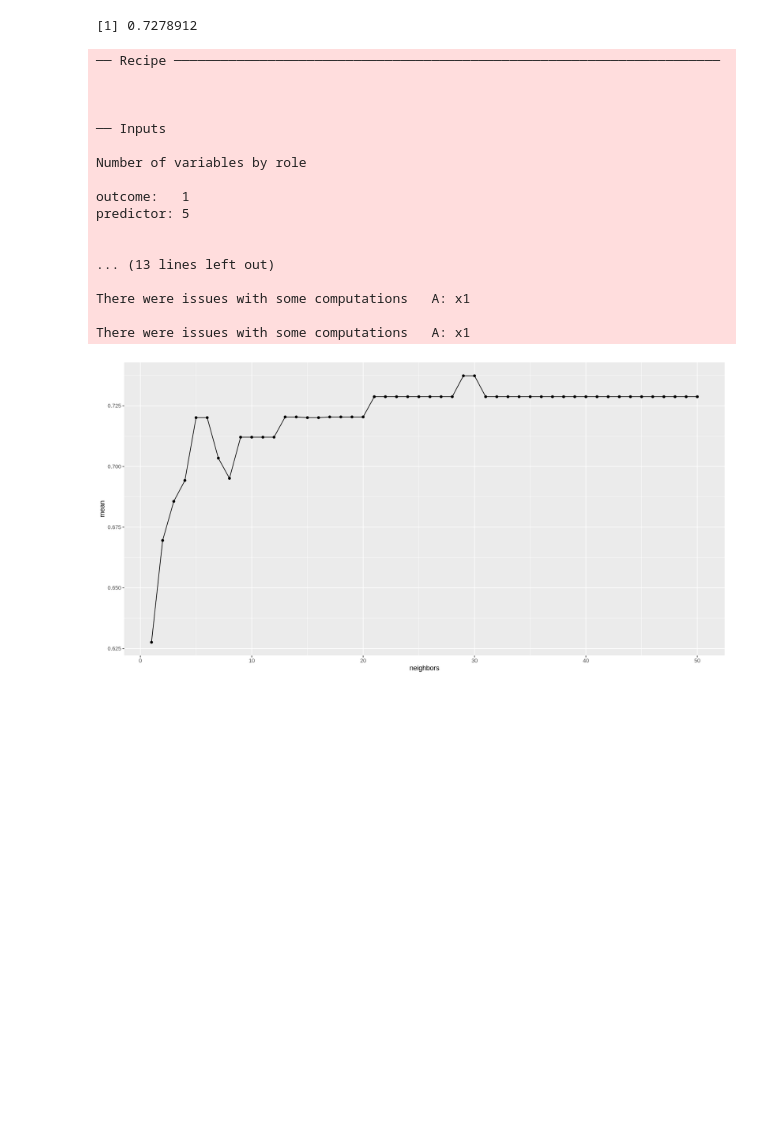
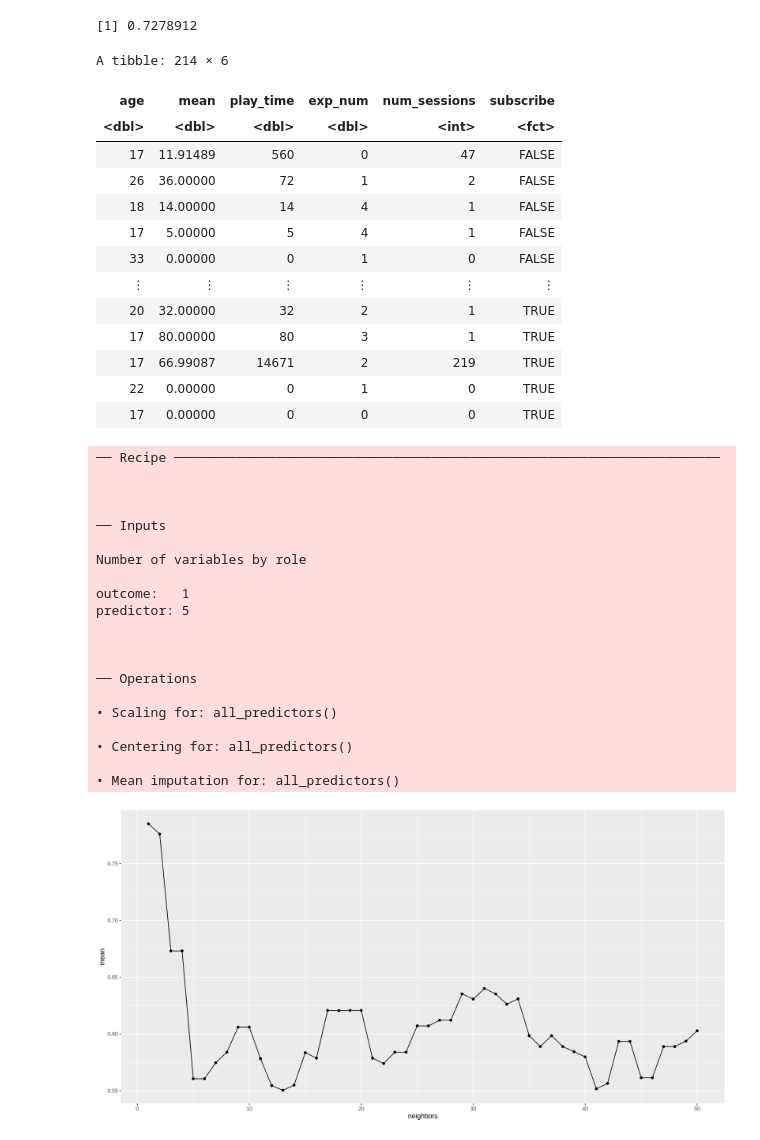
Before and after one commit to YoyoLiu314/group-project, a Jupyter notebook: group_project.ipynb, the cells around one changed output. Drawn from its saved outputs; the diff is of its cells as text; code cells hidden in the pictures; blank space fills up the shorter version.

```diff
--- a/group_project.ipynb
+++ b/group_project.ipynb
@@ -281,49 +295,76 @@ A tibble: 2 × 2
 [1] 0.7278912
 # %%
 set.seed(1019)
-play_recipe <- recipe(subscribe ~ ., data = play_train) |>
+library(themis)
+train_balanced <- recipe(subscribe ~ ., data = play_train) |>
+    step_upsample(subscribe, over_ratio = 1, skip = FALSE) |>
+    prep() |>
+    bake(play_train)
+
+train_balanced
+
+play_recipe <- recipe(subscribe ~ ., data = train_balanced) |>
     step_scale(all_predictors()) |>
-    step_center(all_predictors())
+    step_center(all_predictors()) |>
+    step_impute_mean(all_predictors())
+
 play_recipe
 k_vals <- tibble(neighbors = seq(from = 1, to = 50, by = 1))
 
 play_spec <- nearest_neighbor(weight_func = "rectangular", neighbors = tune()) |>
       set_engine("kknn") |>
       set_mode("classification")
-play_vfold <- vfold_cv(play_train, v = 5, strata = subscribe)
+play_vfold <- vfold_cv(train_balanced, v = 5, strata = subscribe)
 
 play_metrics <- workflow() |>
     add_recipe(play_recipe) |>
     add_model(play_spec) |>
     tune_grid(resamples = play_vfold, grid = k_vals) |>
     collect_metrics()
 
 play_plot <- play_metrics |>
     filter(.metric == "accuracy") |>
     ggplot(aes(x = neighbors, y = mean)) +
     geom_point() +
     geom_line()
 
 play_plot
 # %% [output]
-── Recipe ──────────────────────────────────────────────────────────────────────
-
-
-
-── Inputs
-
-Number of variables by role
-
-outcome:   1
-predictor: 5
-
-
-... (13 lines left out)
-
-There were issues with some computations   A: x1
-
-There were issues with some computations   A: x1
+A tibble: 214 × 6
+| age | mean | play_time | exp_num | num_sessions | subscribe |
+| <dbl> | <dbl> | <dbl> | <dbl> | <int> | <fct> |
+| 17 | 11.91489 | 560 | 0 | 47 | FALSE |
+| 26 | 36.00000 | 72 | 1 | 2 | FALSE |
+| 18 | 14.00000 | 14 | 4 | 1 | FALSE |
+| 17 | 5.00000 | 5 | 4 | 1 | FALSE |
+| 33 | 0.00000 | 0 | 1 | 0 | FALSE |
+| ⋮ | ⋮ | ⋮ | ⋮ | ⋮ | ⋮ |
+| 20 | 32.00000 | 32 | 2 | 1 | TRUE |
+| 17 | 80.00000 | 80 | 3 | 1 | TRUE |
+| 17 | 66.99087 | 14671 | 2 | 219 | TRUE |
+| 22 | 0.00000 | 0 | 1 | 0 | TRUE |
+| 17 | 0.00000 | 0 | 0 | 0 | TRUE |
+── Recipe ──────────────────────────────────────────────────────────────────────
+
+
+
+── Inputs
+
+Number of variables by role
+
+outcome:   1
+predictor: 5
+
+
+
+── Operations
+
+• Scaling for: all_predictors()
+
+• Centering for: all_predictors()
+
+• Mean imputation for: all_predictors()
-[figure, old version]
+[figure, new version]
 # %%
 best_k <- play_metrics |>
     arrange(-mean)
```
Also changed, not shown: parts of 8 cells of this notebook.
